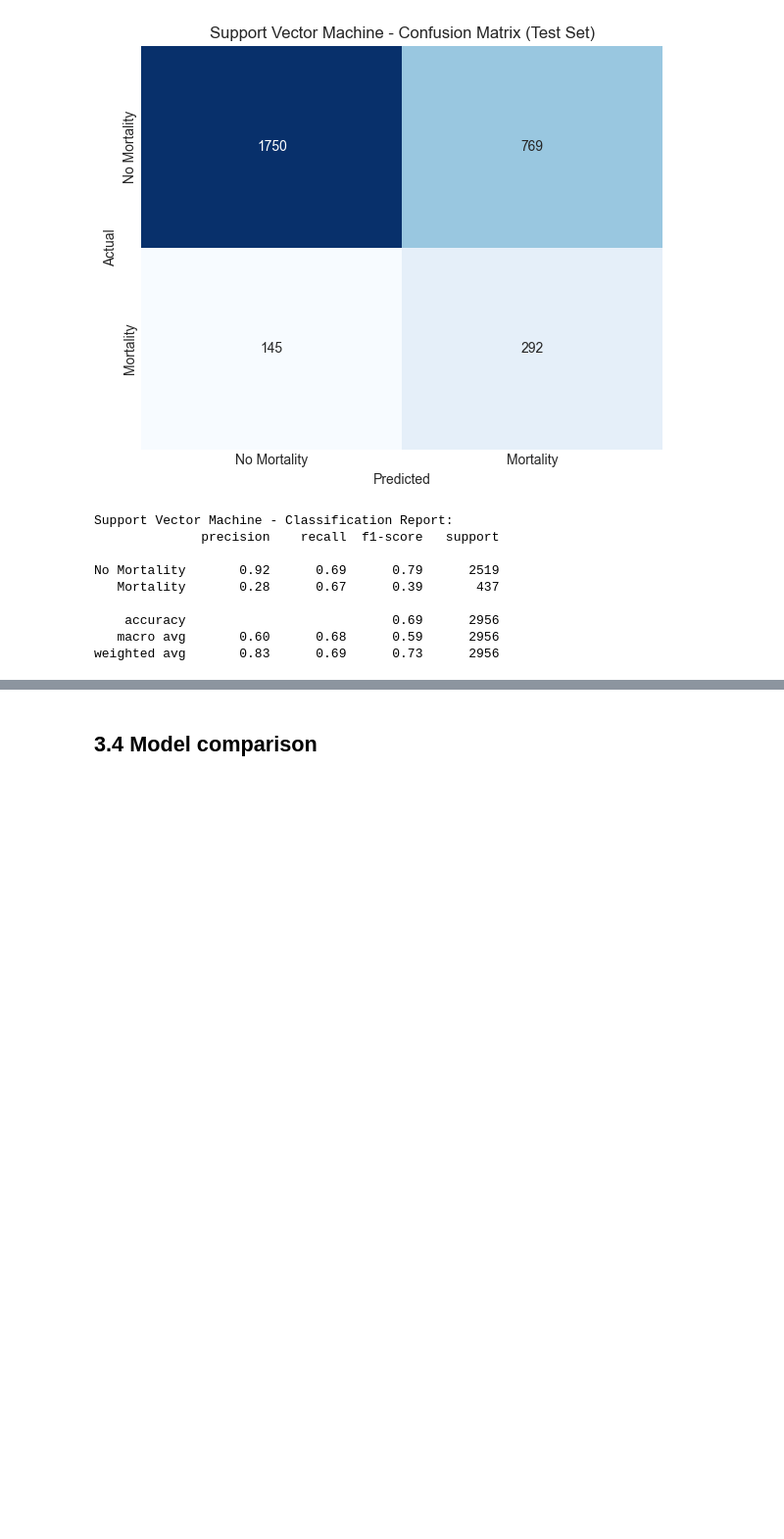
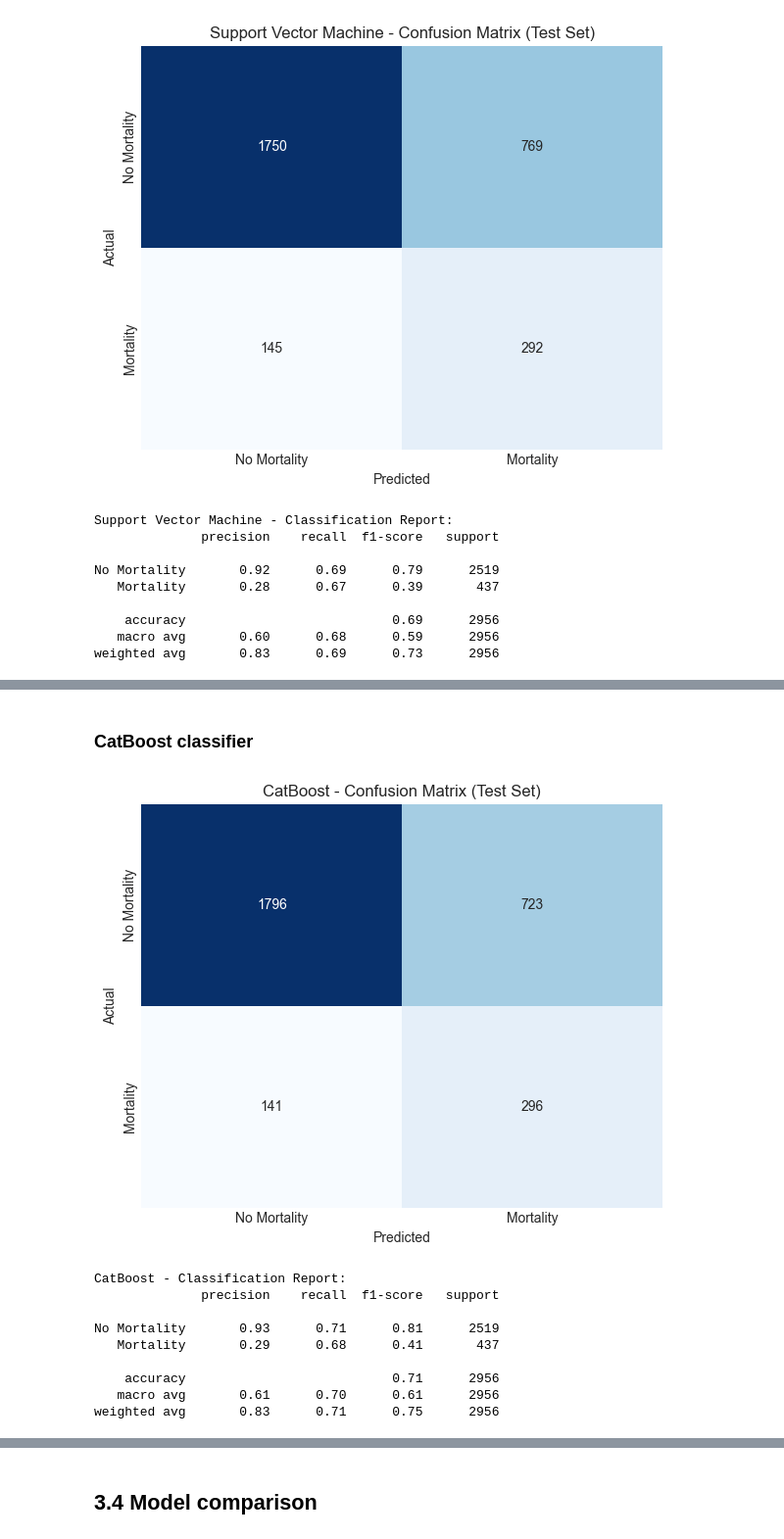
Before and after one commit to uripont/catalan-traffic-accident-analysis, a Jupyter notebook: notebooks/03_model_exploration.ipynb, the cells around one changed output, grey strips where cells are left out. Shown at 98% size. Cells and saved outputs as stored; diff of their text form; code cells hidden in the pictures; blank space fills up the shorter version.

```diff
--- a/notebooks/03_model_exploration.ipynb
+++ b/notebooks/03_model_exploration.ipynb
@@ -457,0 +504,40 @@ weighted avg       0.83      0.69      0.73      2956
+# %% [markdown]
+### CatBoost classifier
+# %%
+cat = CatBoostClassifier(
+    iterations=100,
+    max_depth=5,
+    learning_rate=0.1,
+    random_state=42,
+    auto_class_weights='Balanced',
+    verbose=0,
+    train_dir=None
+)
+
+cat_train_start = time.time()
+cat.fit(X_train_scaled, y_train)
+cat_train_time = time.time() - cat_train_start
+
+cat_results = evaluate_model(cat, X_train_scaled, X_val_scaled, X_test_scaled,
+                             y_train, y_val, y_test, 'CatBoost')
+
+cat_info = {
+    'model': cat,
+    'training_time': cat_train_time,
+    'inference_time': cat_results['Inference Time (ms/sample)'],
+    'parameters': cat.tree_count_ * 5,  # Approximate
+    'test_results': cat_results['Test']
+}
+
+plot_confusion_matrix(cat, X_test_scaled, y_test, 'CatBoost')
+# %% [output]
+[figure, added]
+CatBoost - Classification Report:
+              precision    recall  f1-score   support
+
+No Mortality       0.93      0.71      0.81      2519
+   Mortality       0.29      0.68      0.41       437
+
+    accuracy                           0.71      2956
+   macro avg       0.61      0.70      0.61      2956
+weighted avg       0.83      0.71      0.75      2956
```
Also changed, not shown: parts of 15 cells of this notebook, 1 other file.
